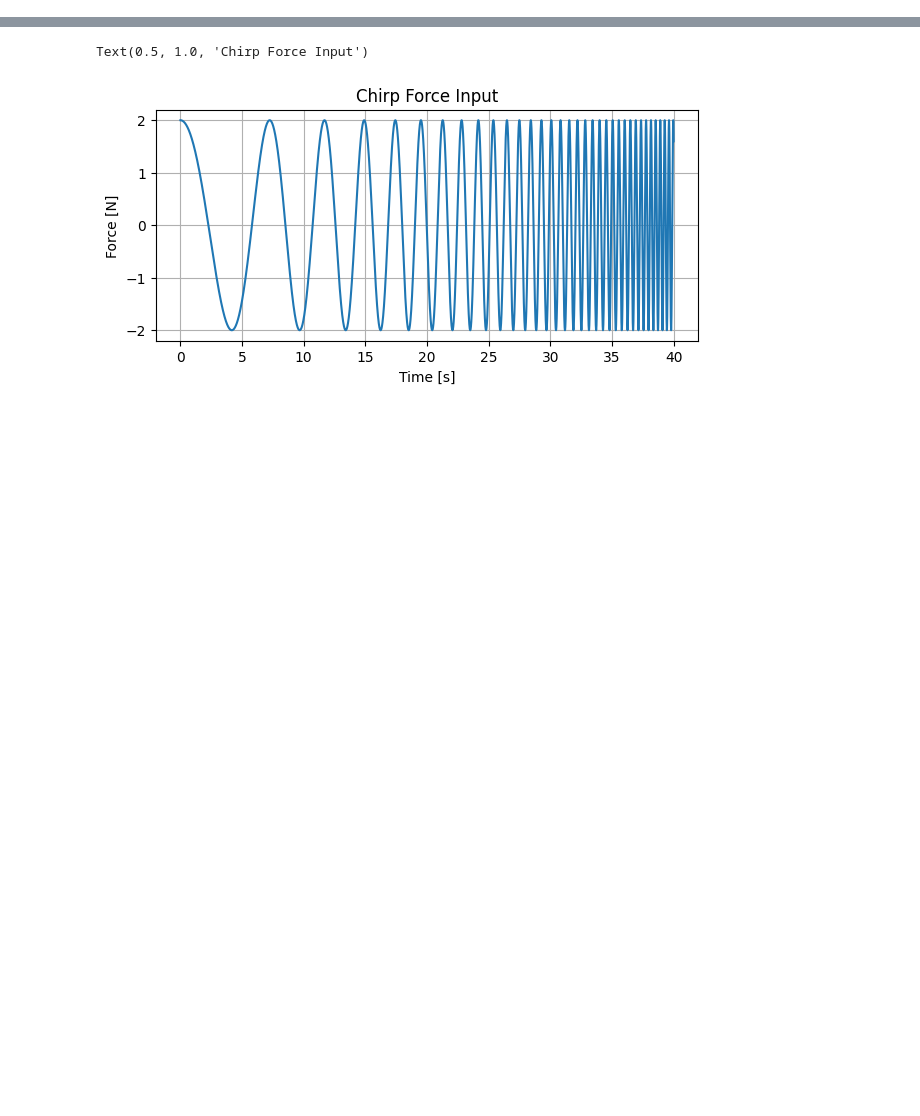
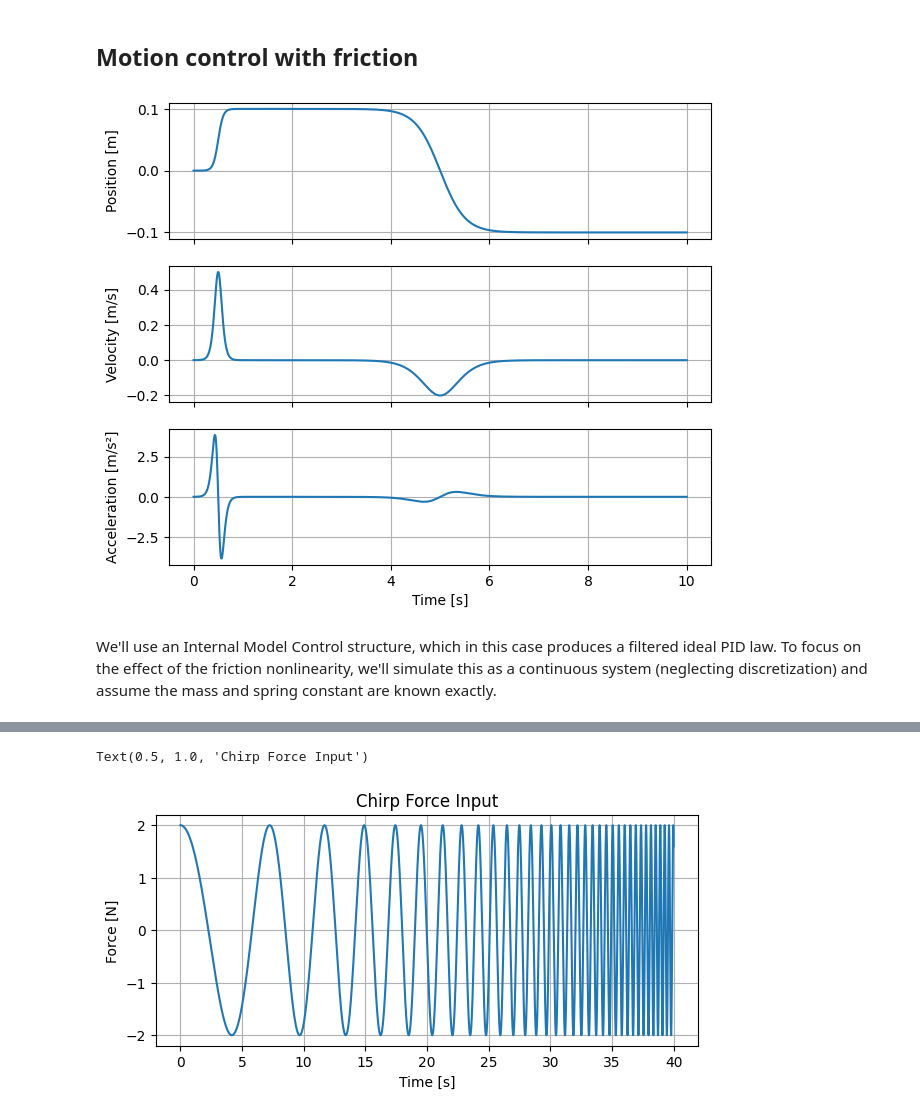
Before and after one commit to PineTreeLabs/archimedes, a Jupyter notebook: docs/source/tutorials/approximation/sysid.ipynb, the cells around one changed output, grey strips where cells are left out. Drawn from its saved outputs; the diff is of its cells as text; code cells hidden in the pictures; blank space fills up the shorter version.

```diff
--- a/docs/source/tutorials/approximation/sysid.ipynb
+++ b/docs/source/tutorials/approximation/sysid.ipynb
@@ -5,0 +55,35 @@ import archimedes as arc
+# %% [markdown]
+## Motion control with friction
+# %%
+def sigmoid(t, t0=0.0, a=1.0):
+    return 0.5 * (1 + np.tanh(a * (t - t0)))
+
+def x_ref(t):
+    x0 = 0.1
+    return x0 * (sigmoid(t, t0=0.5, a=10.0) - 2 * sigmoid(t, t0=5.0, a=2.0))
+
+v_ref = arc.grad(x_ref)
+a_ref = arc.grad(v_ref)
+
+t_ref = np.linspace(0, 10, 1000)
+
+fig, ax = plt.subplots(3, 1, figsize=(7, 6), sharex=True)
+ax[0].plot(t_ref, x_ref(t_ref))
+ax[0].set_ylabel('Position [m]')
+ax[0].grid()
+
+ax[1].plot(t_ref, arc.vmap(v_ref)(t_ref))
+ax[1].set_ylabel('Velocity [m/s]')
+ax[1].grid()
+
+ax[2].plot(t_ref, arc.vmap(a_ref)(t_ref))
+ax[2].set_ylabel('Acceleration [m/s²]')
+ax[2].grid()
+
+ax[-1].set_xlabel('Time [s]')
+
+plt.show()
+# %% [output]
+[figure, added]
+# %% [markdown]
+We'll use an Internal Model Control structure, which in this case produces a filtered ideal PID law.  To focus on the effect of the friction nonlinearity, we'll simulate this as a continuous system (neglecting discretization) and assume the mass and spring constant are known exactly.
```
Also changed, not shown: parts of 25 cells of this notebook.
